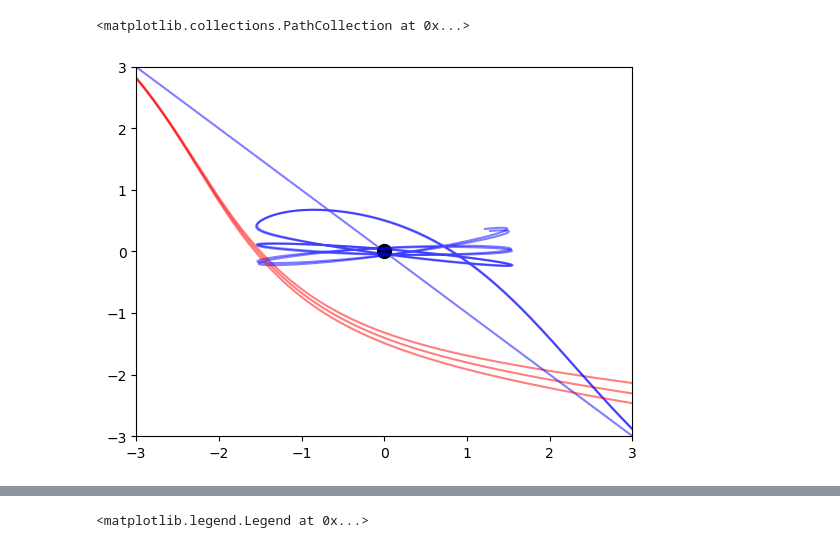
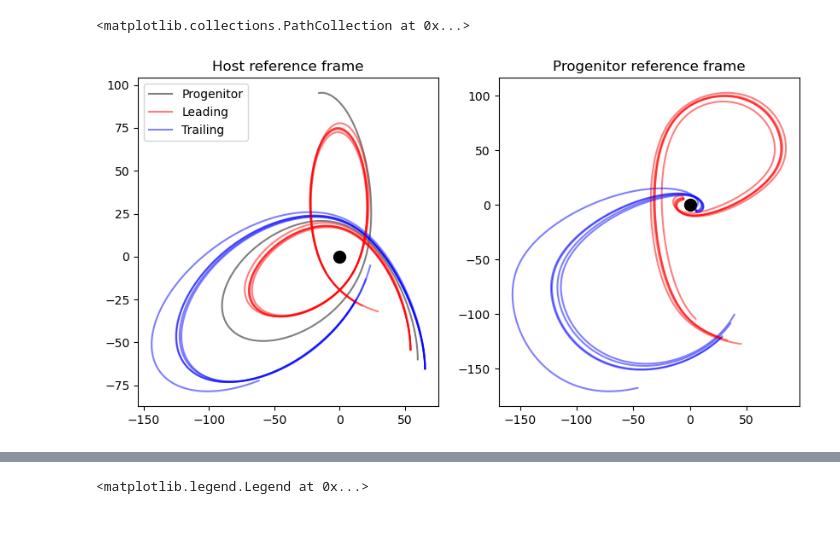
Before and after one commit to David-Chemaly/Nibaueur2023, a Jupyter notebook: stream_simulation.ipynb, the cells around one changed output, grey strips where cells are left out. Cells and saved outputs as stored; diff of their text form; code cells hidden in the pictures.

```diff
--- a/stream_simulation.ipynb
+++ b/stream_simulation.ipynb
@@ -44,7 +44,9 @@ pos_scat = [0, 0, 0] # kpc
 
 
 vel_prog = [0, 100, 0] # km/s
-vel_scat = [0, 0, 0] #km/s
+vel_scat = [0, 5, 0] #km/s
 N = 2 # amount of star ejected per dt
 
-time, all_pos_prog, all_vel_prog, all_pos_N, all_vel_N, all_xhi_N, all_rt, all_L1, all_L2 = run(t_start, t_end, dt, halo, progenitor, pos_prog, vel_prog, vel_scat, N)
+factor = 1
+
+time, all_pos_prog, all_vel_prog, all_pos_N, all_vel_N, all_xhi_N, all_rt, all_L1, all_L2 = run(t_start, t_end, dt, halo, progenitor, pos_prog, vel_prog, vel_scat, N, factor)
@@ -65,21 +53,34 @@ plt.plot(all_pos_N[:,0,0], all_pos_N[:,1,0])
 # %%
-qty = 5
+qty = 10
 first_10 = all_pos_N[:,:,:qty]
 
 zoom = 3
+plt.figure(figsize=(10,5))
 plt.xlim([-zoom,zoom])
 plt.ylim([-zoom,zoom])
 
-first_t = 1000
+first_t = 3000
+plt.subplot(1,2,1)
+plt.title('Host reference frame')
+plt.plot(all_pos_prog[0,1:][:first_t], all_pos_prog[1,1:][:first_t], color='k', alpha=0.5, label='Progenitor')
 for i in range(qty):
     if i %2 == 0:
-        plt.plot(first_10[:,0,i][:first_t]-all_pos_prog[0,1:][:first_t], first_10[:,1,i][:first_t]-all_pos_prog[1,1:][:first_t], color='r', alpha=0.5)
+        plt.plot(first_10[0,i//2:,i][:first_t], first_10[1,i//2:,i][:first_t], color='r', alpha=0.5, label='Leading' if i == 0 else None)
     else:
-        plt.plot(first_10[:,0,i][:first_t]-all_pos_prog[0,1:][:first_t], first_10[:,1,i][:first_t]-all_pos_prog[1,1:][:first_t], color='b', alpha=0.5)
+        plt.plot(first_10[0,i//2:,i][:first_t], first_10[1,i//2:,i][:first_t], color='b', alpha=0.5, label='Trailing' if i == 1 else None)
+plt.legend(loc='best')
 plt.scatter(0,0, color='k', s=100)
+plt.subplot(1,2,2)
+plt.title('Progenitor reference frame')
+for i in range(qty):
+    if i %2 == 0:
+        plt.plot(first_10[0,i//2:,i][:first_t]-all_pos_prog[0,1:][:first_t], first_10[1,i//2:,i][:first_t]-all_pos_prog[1,1:][:first_t], color='r', alpha=0.5)
+    else:
+        plt.plot(first_10[0,i//2:,i][:first_t]-all_pos_prog[0,1:][:first_t], first_10[1,i//2:,i][:first_t]-all_pos_prog[1,1:][:first_t], color='b', alpha=0.5)
+plt.scatter(0,0, color='k', s=100)
 # %% [output]
 <matplotlib.collections.PathCollection at 0x...>
-[figure, old version]
+[figure, new version]
 # %%
 import numpy as np
 import matplotlib.pyplot as plt
```
Also changed, not shown: parts of 4 cells of this notebook, 2 other files.
